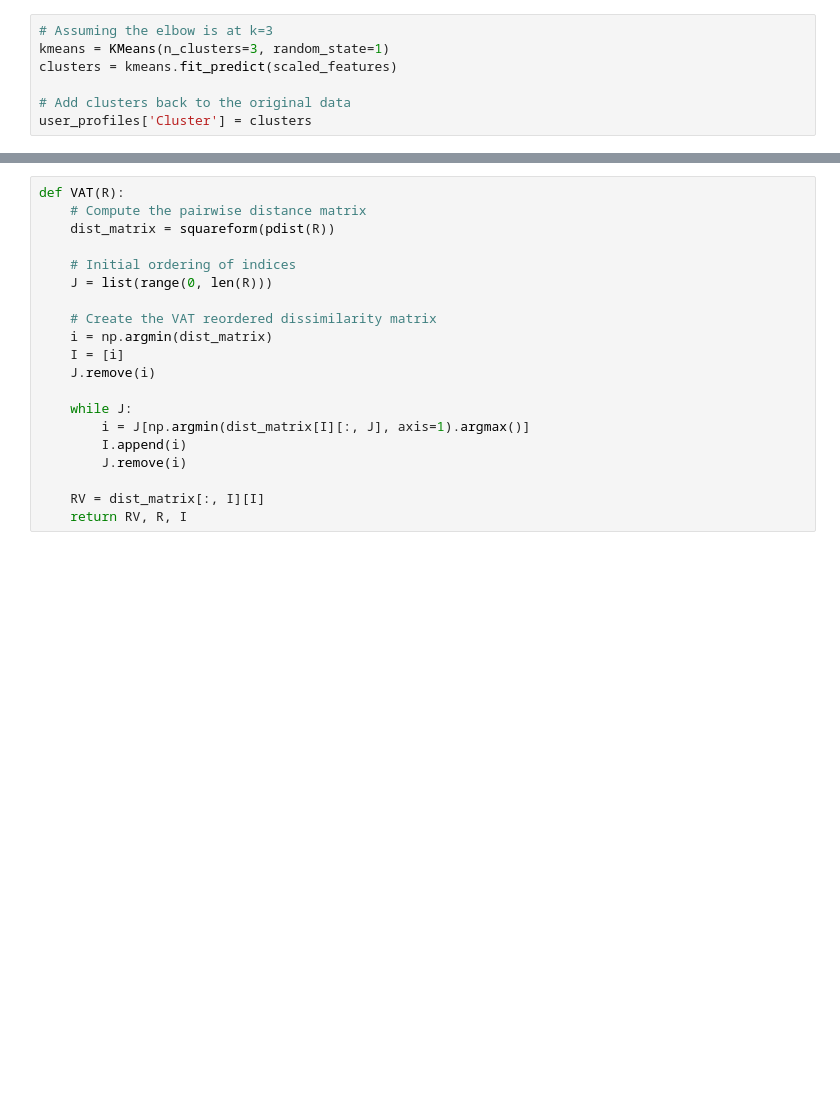
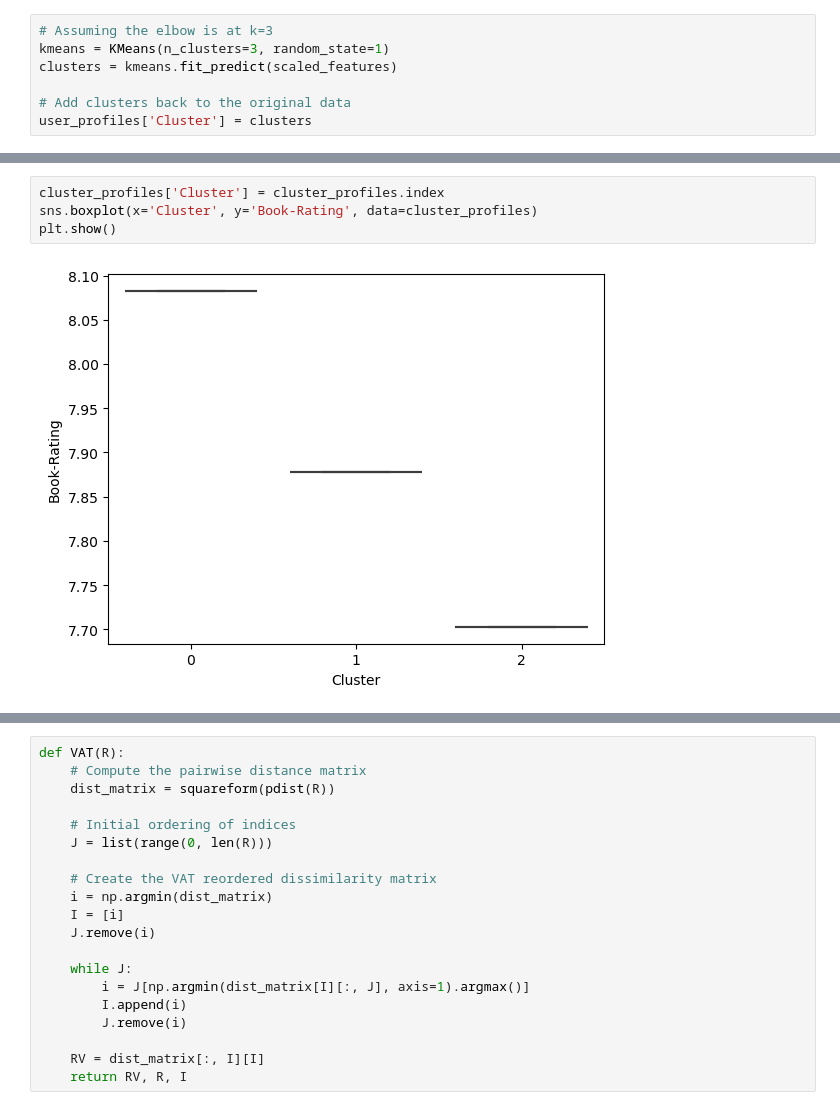
Before and after one commit to YubotKwng/Bookstore-management-Data-Processing, a Jupyter notebook: highquality_users.ipynb, the cells around one changed output, grey strips where cells are left out. Saved outputs shown, nothing was run; the diff lists cells and outputs as text; blank space fills up the shorter version.

```diff
--- a/highquality_users.ipynb
+++ b/highquality_users.ipynb
@@ -126,0 +127,6 @@ Cluster
+# %%
+cluster_profiles['Cluster'] = cluster_profiles.index
+sns.boxplot(x='Cluster', y='Book-Rating', data=cluster_profiles)
+plt.show()
+# %% [output]
+[figure, added]
```
Also changed, not shown: parts of 5 cells of this notebook.
